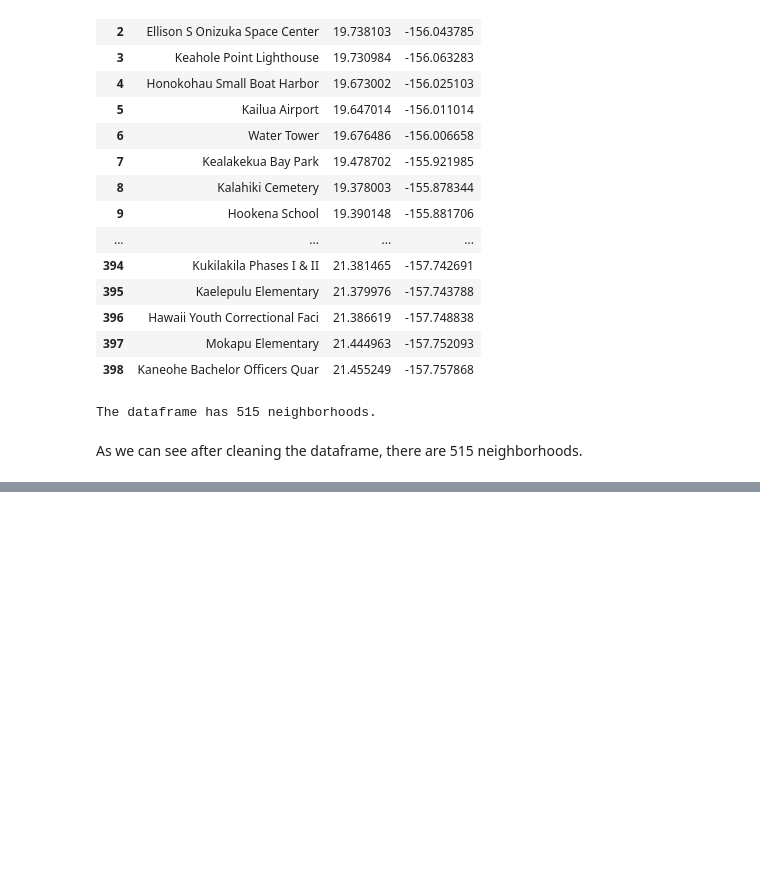
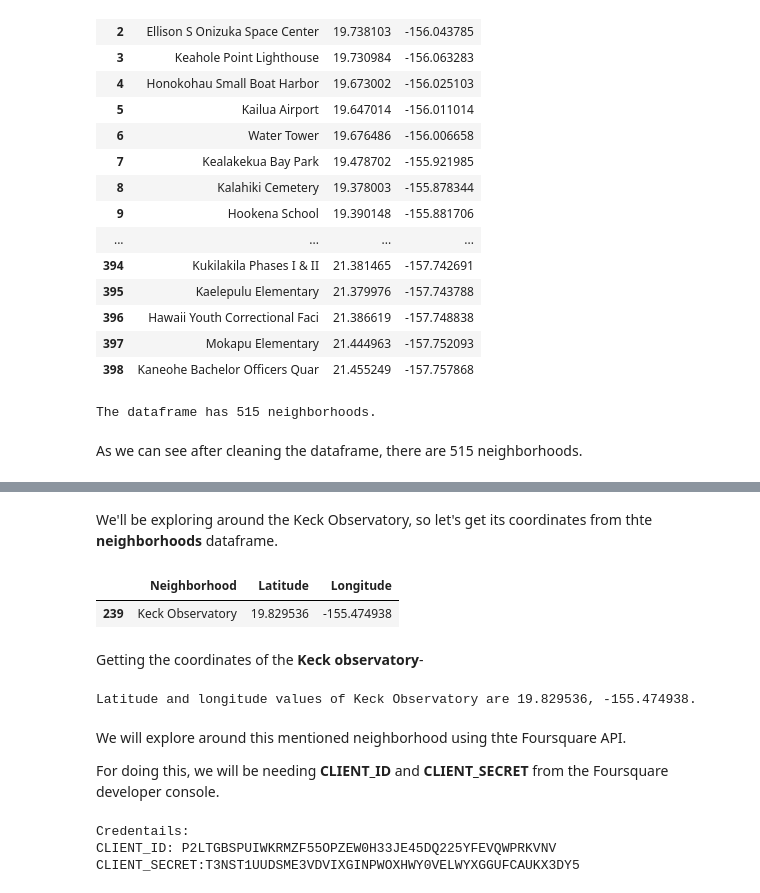
Before and after one commit to Debaparna-Goswami/Coursera_Capstone, a Jupyter notebook: Battle_of_neighborhoods.ipynb, the cells around one changed output, grey strips where cells are left out. Saved outputs shown, nothing was run; the diff lists cells and outputs as text; code cells hidden in the pictures; blank space fills up the shorter version.

```diff
--- a/Battle_of_neighborhoods.ipynb
+++ b/Battle_of_neighborhoods.ipynb
@@ -228,0 +262,9 @@ As we can see after cleaning the dataframe, there are 515 neighborhoods.
+# %% [markdown]
+We'll be exploring around the Keck Observatory, so let's get its coordinates from thte **neighborhoods** dataframe.
+# %%
+neighborhoods[neighborhoods["Neighborhood"]=="Keck Observatory"]
+# %% [output]
+|  | Neighborhood | Latitude | Longitude |
+| 239 | Keck Observatory | 19.829536 | -155.474938 |
+# %% [markdown]
+Getting the coordinates of the **Keck observatory**-
@@ -228,0 +274,24 @@ As we can see after cleaning the dataframe, there are 515 neighborhoods.
+# %%
+neighborhood_name = "Keck Observatory" # neighborhood name
+
+print('Latitude and longitude values of {} are {}, {}.'.format(neighborhood_name,
+                                                               Latitude,
+                                                               Longitude))
+# %% [output]
+Latitude and longitude values of Keck Observatory are 19.829536, -155.474938.
+# %% [markdown]
+We will explore around this mentioned neighborhood using thte Foursquare API.
+
+For doing this, we will be needing **CLIENT_ID** and **CLIENT_SECRET** from the Foursquare developer console.
+# %%
+CLIENT_ID = 'P2LTGBSPUIWKRMZF55OPZEW0H33JE45DQ225YFEVQWPRKVNV' # Foursquare ID
+CLIENT_SECRET = 'T3NST1UUDSME3VDVIXGINPWOXHWY0VELWYXGGUFCAUKX3DY5' #  Foursquare Secret
+VERSION = '20180605' # Foursquare API version
+
+print('Credentails:')
+print('CLIENT_ID: ' + CLIENT_ID)
+print('CLIENT_SECRET:' + CLIENT_SECRET)
+# %% [output]
+Credentails:
+CLIENT_ID: P2LTGBSPUIWKRMZF55OPZEW0H33JE45DQ225YFEVQWPRKVNV
+CLIENT_SECRET:T3NST1UUDSME3VDVIXGINPWOXHWY0VELWYXGGUFCAUKX3DY5
```
Also changed, not shown: parts of 10 cells of this notebook.
